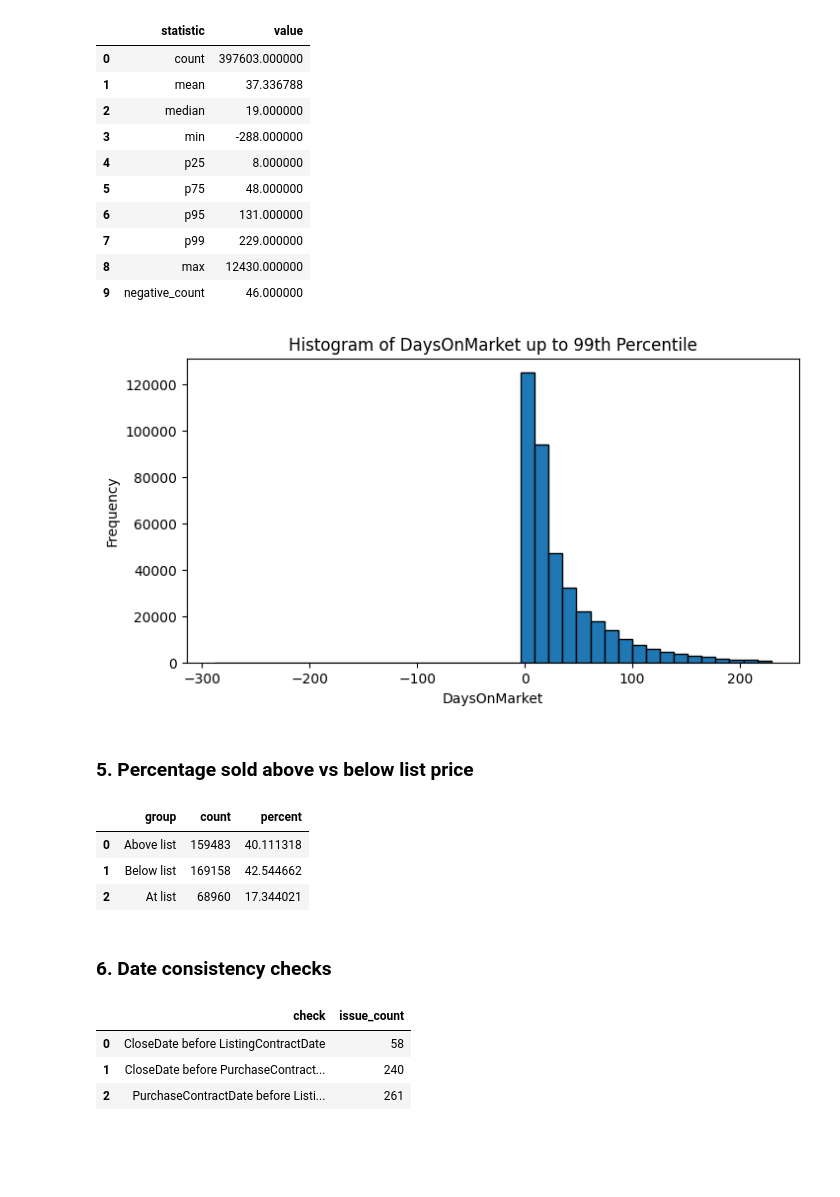
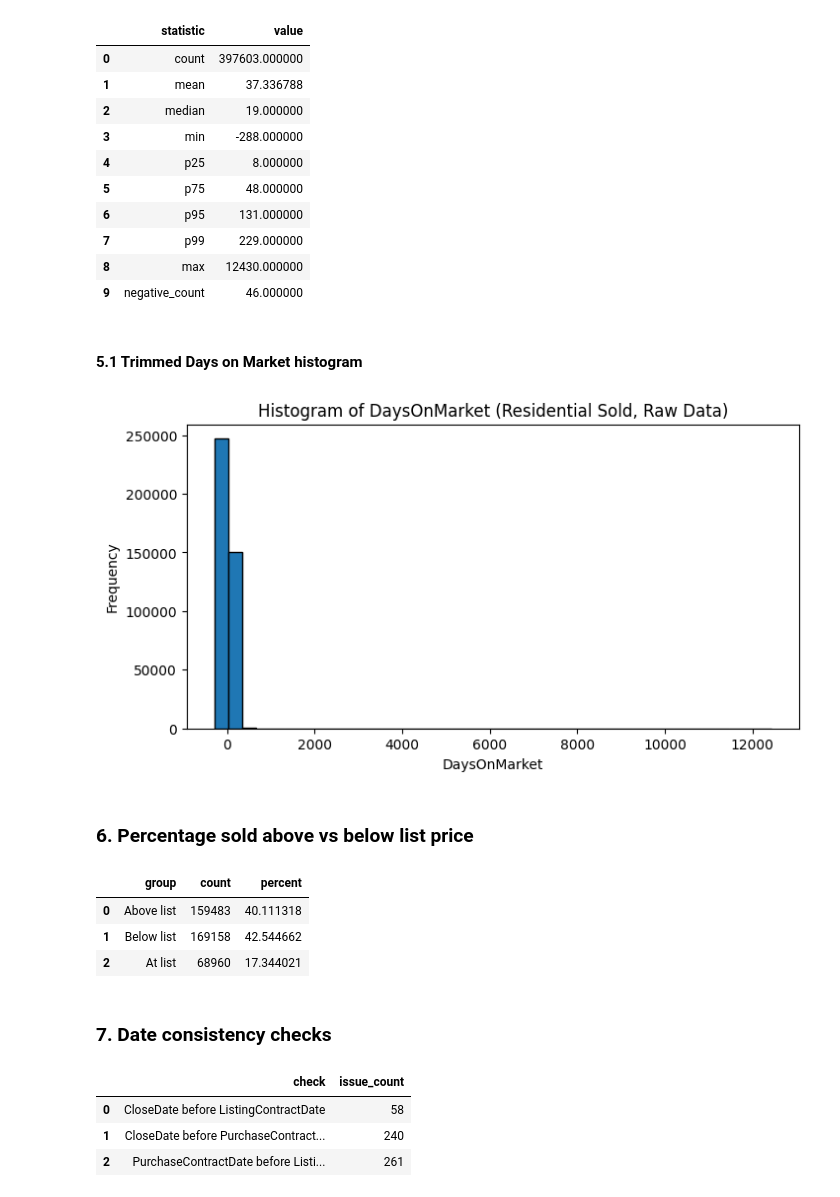
Before and after one commit to ytan48/IDXExchange-Project, a Jupyter notebook: Notebook/01_EDA.ipynb, the cells around one changed output. Cells and saved outputs as stored; diff of their text form; code cells hidden in the pictures; blank space fills up the shorter version.

```diff
--- a/Notebook/01_EDA.ipynb
+++ b/Notebook/01_EDA.ipynb
@@ -72,13 +92,9 @@ dtype: object
 # %%
-sold_df["ClosePrice"] = pd.to_numeric(sold_df["ClosePrice"], errors="coerce")
-sold_df["ListPrice"] = pd.to_numeric(sold_df["ListPrice"], errors="coerce")
-sold_df["OriginalListPrice"] = pd.to_numeric(sold_df["OriginalListPrice"], errors="coerce")
-sold_df["LivingArea"] = pd.to_numeric(sold_df["LivingArea"], errors="coerce")
-sold_df["BedroomsTotal"] = pd.to_numeric(sold_df["BedroomsTotal"], errors="coerce")
-sold_df["BathroomsTotalInteger"] = pd.to_numeric(sold_df["BathroomsTotalInteger"], errors="coerce")
-sold_df["DaysOnMarket"] = pd.to_numeric(sold_df["DaysOnMarket"], errors="coerce")
-sold_df["YearBuilt"] = pd.to_numeric(sold_df["YearBuilt"], errors="coerce")
-listing_df[numeric_cols].dtypes
+sold_df[numeric_cols] = sold_df[numeric_cols].apply(pd.to_numeric, errors="coerce")
+
+listing_df[numeric_cols] = listing_df[numeric_cols].apply(pd.to_numeric, errors="coerce")
+
+display(sold_df[numeric_cols].dtypes)
 # %% [output]
 ClosePrice               float64
 ListPrice                float64
@@ -95,12 +111,7 @@ Numeric Distribution for Listing data
 # %%
-for col in numeric_cols:
-    if col in listing_df.columns:
-        listing_df[col] = pd.to_numeric(listing_df[col], errors="coerce")
-    if col in listing_df.columns:
-        listing_df[col] = pd.to_numeric(listing_df[col], errors="coerce")
-
-date_cols = ["CloseDate", "PurchaseContractDate", "ListingContractDate", "ContractStatusChangeDate"]
-
-for col in date_cols:
-    if col in sold_df.columns:
-        sold_df[col] = pd.to_datetime(sold_df[col], errors="coerce")
+date_cols = [
+    "CloseDate",
+    "PurchaseContractDate",
+    "ListingContractDate",
+    "ContractStatusChangeDate"
+]
@@ -244,17 +238,19 @@ display(dom_summary)
 | 7 | p99 | 229.000000 |
 | 8 | max | 12430.000000 |
 | 9 | negative_count | 46.000000 |
-# %%
-dom_99 = dom[dom <= dom.quantile(0.99)]
-
-plt.figure(figsize=(8, 4))
-plt.hist(dom_99, bins=40, edgecolor="black")
-plt.title("Histogram of DaysOnMarket up to 99th Percentile")
-plt.xlabel("DaysOnMarket")
-plt.ylabel("Frequency")
-plt.show()
-# %% [output]
-[figure, removed]
+# %% [markdown]
+#### 5.1 Trimmed Days on Market histogram
+# %%
+dom = sold_residential["DaysOnMarket"].dropna()
+
+plt.figure(figsize=(8, 4))
+plt.hist(dom, bins=40, edgecolor="black")
+plt.title("Histogram of DaysOnMarket (Residential Sold, Raw Data)")
+plt.xlabel("DaysOnMarket")
+plt.ylabel("Frequency")
+plt.show()
+# %% [output]
+[figure, added]
 # %% [markdown]
-### 5. Percentage sold above vs below list price
+### 6. Percentage sold above vs below list price
 # %%
@@ -286,7 +272,7 @@ display(sale_to_list_summary)
 | 1 | Below list | 169158 | 42.544662 |
 | 2 | At list | 68960 | 17.344021 |
 # %% [markdown]
-### 6. Date consistency checks
+### 7. Date consistency checks
 # %%
 date_issue_summary = pd.DataFrame({
     "check": [
```
Also changed, not shown: parts of 27 cells of this notebook, 2 other files.
